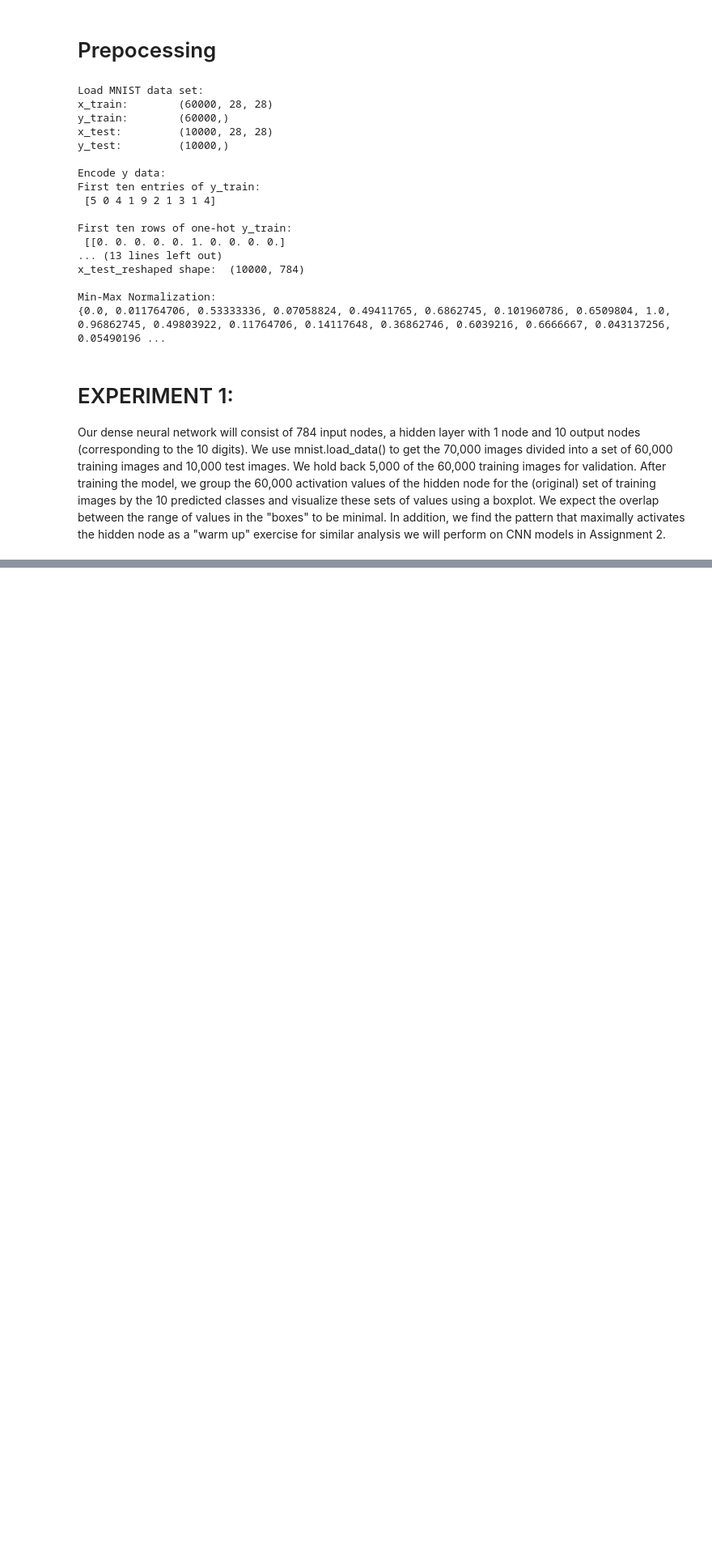
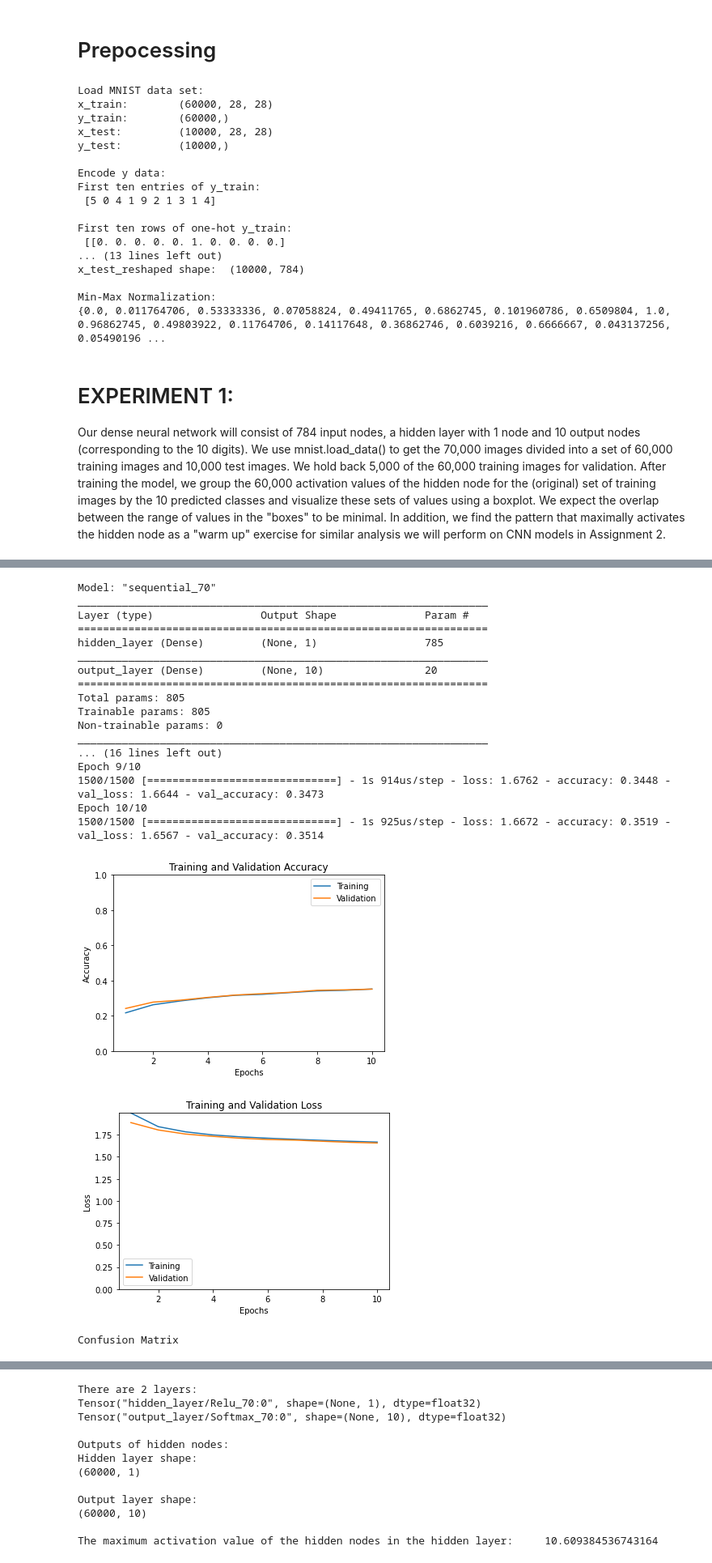
Before and after one commit to fhebal/msds, a Jupyter notebook: msds-458/Assignment #1 MNIST_NeuralNetwork_FHEBAL.ipynb, the cells around one changed output, grey strips where cells are left out. Shown at 81% size. Drawn from its saved outputs; the diff is of its cells as text; code cells hidden in the pictures; blank space fills up the shorter version.

Commit message:
Experiments complete, needs documentation

```diff
--- a/msds-458/Assignment #1 MNIST_NeuralNetwork_FHEBAL.ipynb
+++ b/msds-458/Assignment #1 MNIST_NeuralNetwork_FHEBAL.ipynb
@@ -248,0 +212,23 @@ The maximum activation value of the hidden nodes in the hidden layer: 33.9672164
+# %%
+run_experiment(hidden_layer_units=1, x=x_train_norm)
+# %% [output]
+Model: "sequential_70"
+_________________________________________________________________
+Layer (type)                 Output Shape              Param #
+=================================================================
+hidden_layer (Dense)         (None, 1)                 785
+_________________________________________________________________
+output_layer (Dense)         (None, 10)                20
+=================================================================
+Total params: 805
+Trainable params: 805
+Non-trainable params: 0
+_________________________________________________________________
+... (16 lines left out)
+Epoch 9/10
+1500/1500 [==============================] - 1s 914us/step - loss: 1.6762 - accuracy: 0.3448 - val_loss: 1.6644 - val_accuracy: 0.3473
+Epoch 10/10
+1500/1500 [==============================] - 1s 925us/step - loss: 1.6672 - accuracy: 0.3519 - val_loss: 1.6567 - val_accuracy: 0.3514
+[figure, added]
+[figure, added]
+Confusion Matrix
@@ -248,0 +236,12 @@ The maximum activation value of the hidden nodes in the hidden layer: 33.9672164
+There are 2 layers:
+Tensor("hidden_layer/Relu_70:0", shape=(None, 1), dtype=float32)
+Tensor("output_layer/Softmax_70:0", shape=(None, 10), dtype=float32)
+
+Outputs of hidden nodes:
+Hidden layer shape:
+(60000, 1)
+
+Output layer shape:
+(60000, 10)
+
+The maximum activation value of the hidden nodes in the hidden layer:     10.609384536743164
```
Also changed, not shown: parts of 22 cells of this notebook.
